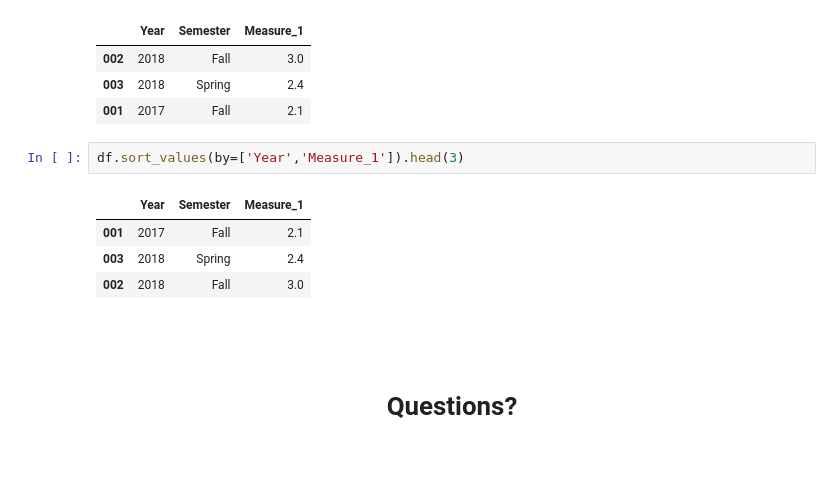
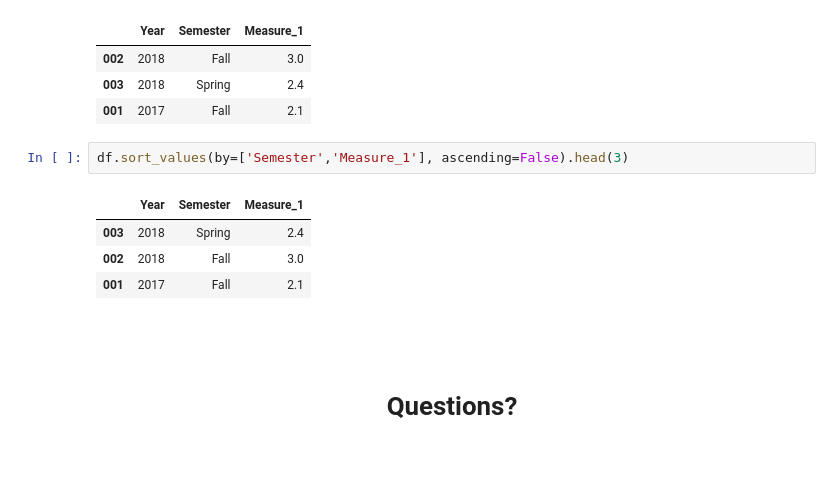
Before and after one commit to AndiCupallariCU/eods-f2023, a Jupyter notebook: notebooks/eods-week03-pandas_visualization_dataexploration.ipynb, the cells around one changed output. Cells and saved outputs as stored; diff of their text form.

```diff
--- a/notebooks/eods-week03-pandas_visualization_dataexploration.ipynb
+++ b/notebooks/eods-week03-pandas_visualization_dataexploration.ipynb
@@ -517,12 +518,12 @@ df.sort_values(by=['Measure_1'],ascending=False).head(3)
 | 003 | 2018 | Spring | 2.4 |
 | 001 | 2017 | Fall | 2.1 |
 # %%
-df.sort_values(by=['Year','Measure_1']).head(3)
+df.sort_values(by=['Semester','Measure_1'], ascending=False).head(3)
 # %% [output]
 |  | Year | Semester | Measure_1 |
-| 001 | 2017 | Fall | 2.1 |
 | 003 | 2018 | Spring | 2.4 |
 | 002 | 2018 | Fall | 3.0 |
+| 001 | 2017 | Fall | 2.1 |
 # %% [markdown]
 <br>
 <br>
```
Also changed, not shown: parts of 19 cells of this notebook, 5 other files.
